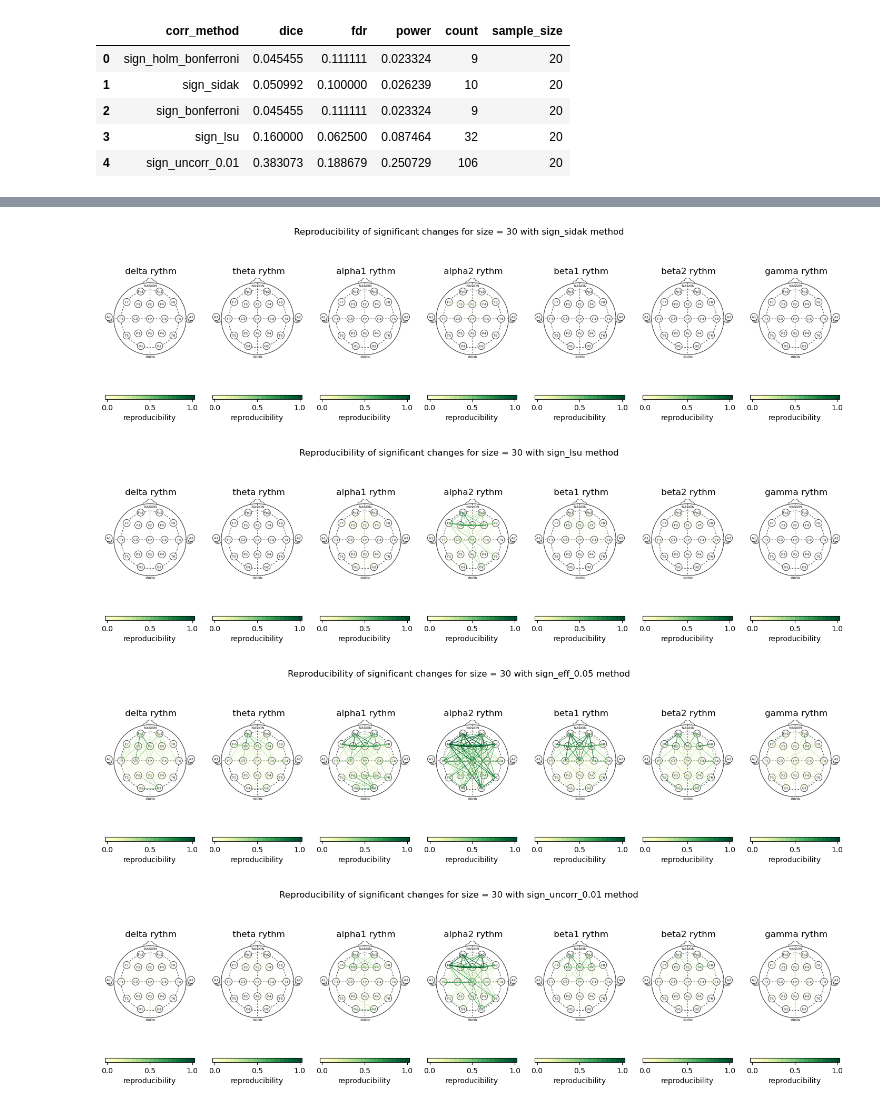
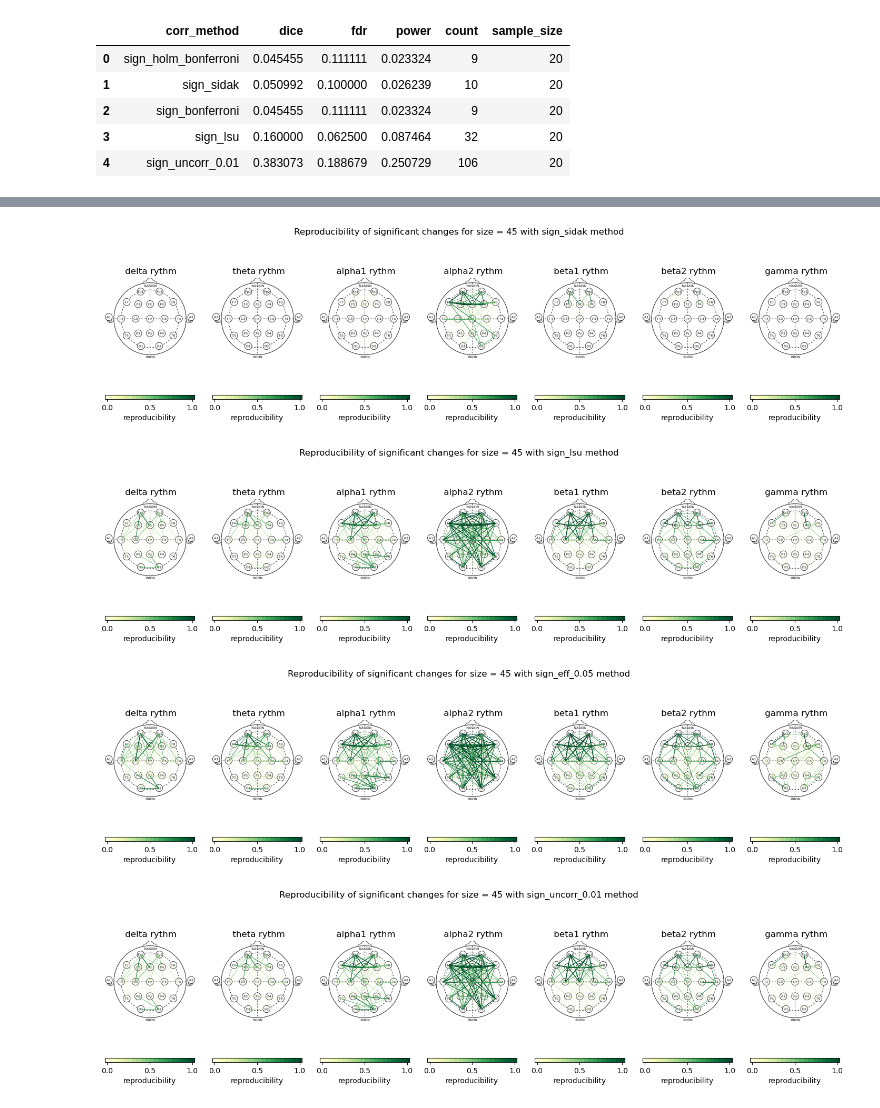
Before and after one commit to iknyazeva/EEGAnalysis, a Jupyter notebook: notebooks/ReproducibilityDiffCorrections.ipynb, the cells around one changed output, grey strips where cells are left out. Cells and saved outputs as stored; diff of their text form; code cells hidden in the pictures.

Commit message:
graph udates

```diff
--- a/notebooks/ReproducibilityDiffCorrections.ipynb
+++ b/notebooks/ReproducibilityDiffCorrections.ipynb
@@ -148,5 +148,5 @@ for method in methods:
                                  sign='same',
                                  color_label = "reproducibility",
                                  cmap = cm.YlGn)
-    fig.suptitle(f'Reproducibility of significant changes for size = {sample_size} with {method} method ');
+    fig.suptitle(f'Частота воспроизводства эффектов для выборки = {sample_size} с методом {method} ');
 # %% [output]
@@ -157,19 +157,20 @@ for method in methods:
 # %%
-sample_size = 30
+sample_size = 45
+repr_df = pd.read_csv(f'../repr_results/repr_df_{sample_size}.csv', index_col=0)
 draw_obj = DrawEEG(img_source='../21ch_eeg.png')
 methods = ['sign_sidak', 'sign_lsu','sign_eff_0.05',  'sign_uncorr_0.01']
 for method in methods:
     fig = draw_obj.draw_by_df(repr_df, band=tuple(table.key_bands.values()),
                                  filter_by=None,
                                  vmin=0, vmax=1,
                                  color_col=method,
                                  width_col=method,
                                  sign='same',
                                  color_label = "reproducibility",
                                  cmap = cm.YlGn)
     fig.suptitle(f'Reproducibility of significant changes for size = {sample_size} with {method} method ');
 # %% [output]
-[figure, old version]
+[figure, new version]
-[figure, old version]
+[figure, new version]
-[figure, old version]
+[figure, new version]
-[figure, old version]
+[figure, new version]
```
Also changed, not shown: parts of 6 cells of this notebook.
